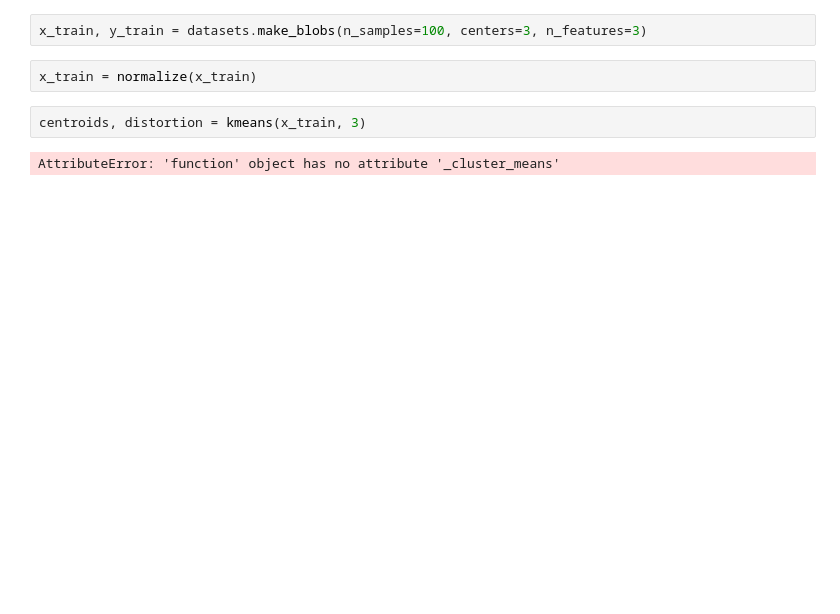
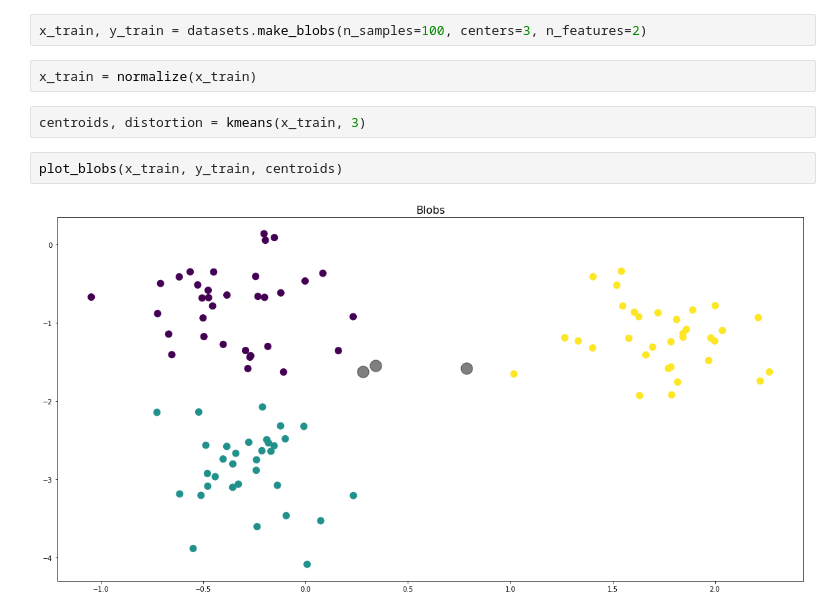
Before and after one commit to DSE512/kmeans, a Jupyter notebook: examples/notebooks/kmeans.ipynb, the cells around one changed output. Cells and saved outputs as stored; diff of their text form; blank space fills up the shorter version.

```diff
--- a/examples/notebooks/kmeans.ipynb
+++ b/examples/notebooks/kmeans.ipynb
@@ -28,10 +28,12 @@ def plot_blobs(data, labels=None, centroids=None):
 
     _ = ax.set_title('Blobs', fontsize=16)
 # %%
-x_train, y_train = datasets.make_blobs(n_samples=100, centers=3, n_features=3)
+x_train, y_train = datasets.make_blobs(n_samples=100, centers=3, n_features=2)
 # %%
 x_train = normalize(x_train)
 # %%
 centroids, distortion = kmeans(x_train, 3)
-# %% [output]
-AttributeError: 'function' object has no attribute '_cluster_means'
+# %%
+plot_blobs(x_train, y_train, centroids)
+# %% [output]
+[figure, added]
```
Also changed, not shown: parts of 1 cell of this notebook, 2 other files.
